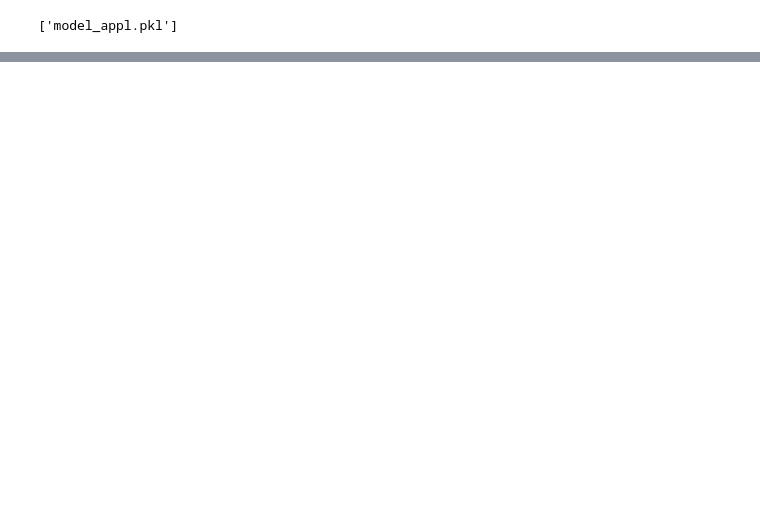
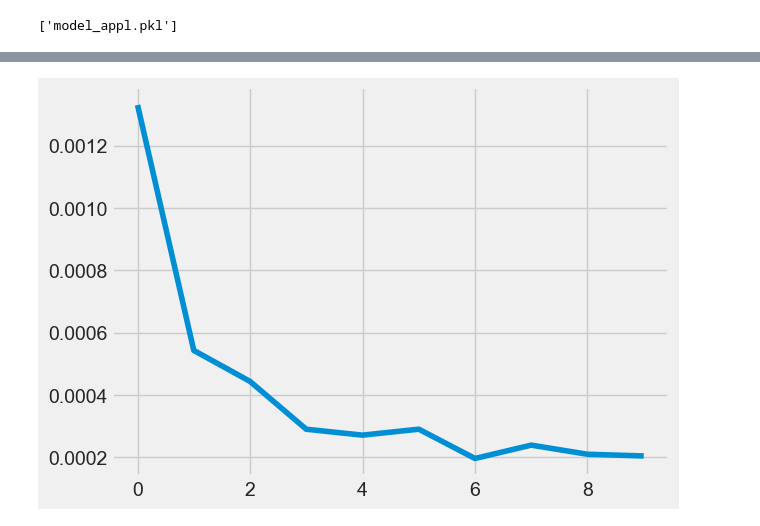
Before and after one commit to TeguhPermana666/Stock-Price-Prediction, a Jupyter notebook: analyst_stock.ipynb, the cells around one changed output, grey strips where cells are left out. Cells and saved outputs as stored; diff of their text form; code cells hidden in the pictures; blank space fills up the shorter version.

```diff
--- a/analyst_stock.ipynb
+++ b/analyst_stock.ipynb
@@ -348,0 +507,23 @@ joblib.dump(model_appl,'model_appl.pkl')
+# %%
+# Create the testing data set
+# Create a new array containing scaled values from index 1543 to 2002
+test_data = scaled_data[training_data_len - 60: , :]
+# Create the data sets x_test and y_test
+x_test = []
+y_test = dataset[training_data_len:, :]
+for i in range(60, len(test_data)):
+    x_test.append(test_data[i-60:i, 0])
+
+# Convert the data to a numpy array
+x_test = np.array(x_test)
+
+# Reshape the data
+x_test = np.reshape(x_test, (x_test.shape[0], x_test.shape[1], 1 ))
+test_goog = joblib.load("model_goog.pkl")
+# Get the models predicted price values
+predictions = test_goog.predict(x_test)
+predictions = scaler.inverse_transform(predictions)
+
+# Get the root mean squared error (RMSE)
+rmse = np.sqrt(np.mean(((predictions - y_test) ** 2)))
+rmse
@@ -348,0 +592,16 @@ joblib.dump(model_appl,'model_appl.pkl')
+# %%
+from keras.models import Sequential
+from keras.layers import Dense, LSTM
+
+# Build the LSTM model
+model_msft = Sequential()
+model_msft.add(LSTM(128, return_sequences=True, input_shape= (x_train.shape[1], 1)))
+model_msft.add(LSTM(64, return_sequences=False))
+model_msft.add(Dense(25))
+model_msft.add(Dense(1))
+
+# Compile the model
+model_msft.compile(optimizer='adam', loss='mean_squared_error',metrics=["accuracy"])
+
+# Train the model
+train_msft=model_msft.fit(x_train, y_train, batch_size=1, epochs=10)
@@ -348,0 +633,5 @@ joblib.dump(model_appl,'model_appl.pkl')
+# %%
+plt.plot(train_msft.epoch,train_msft.history["loss"])
+plt.show()
+# %% [output]
+[figure, added]
```
Also changed, not shown: parts of 27 cells of this notebook, 14 other files.
